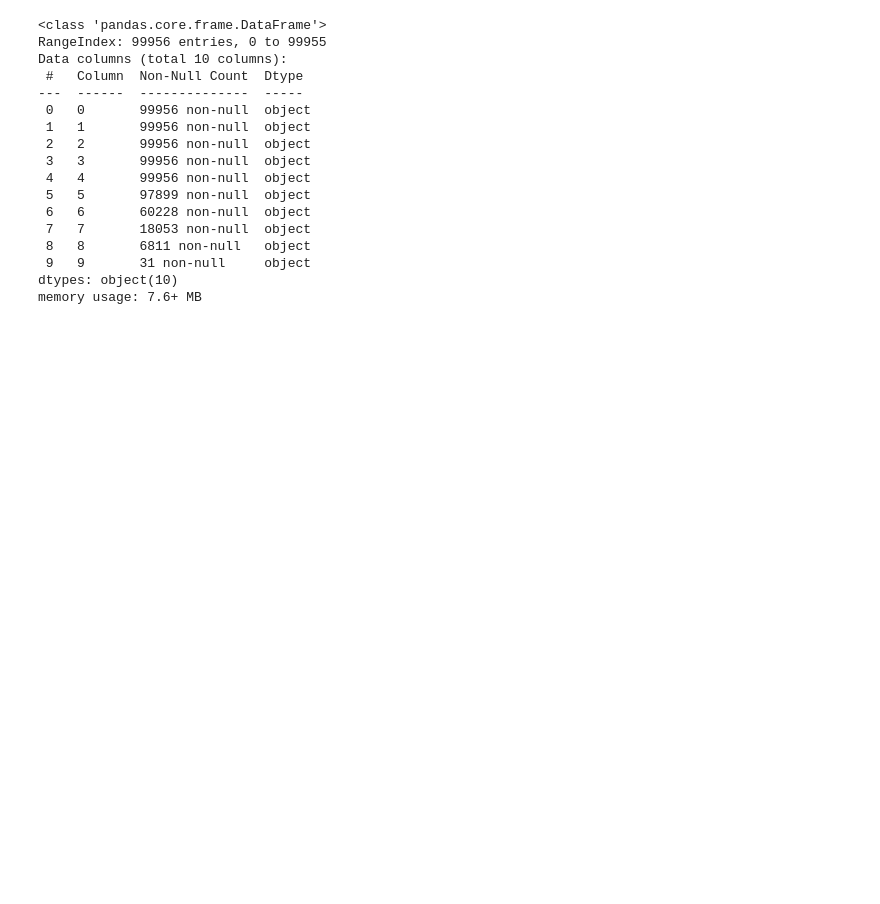
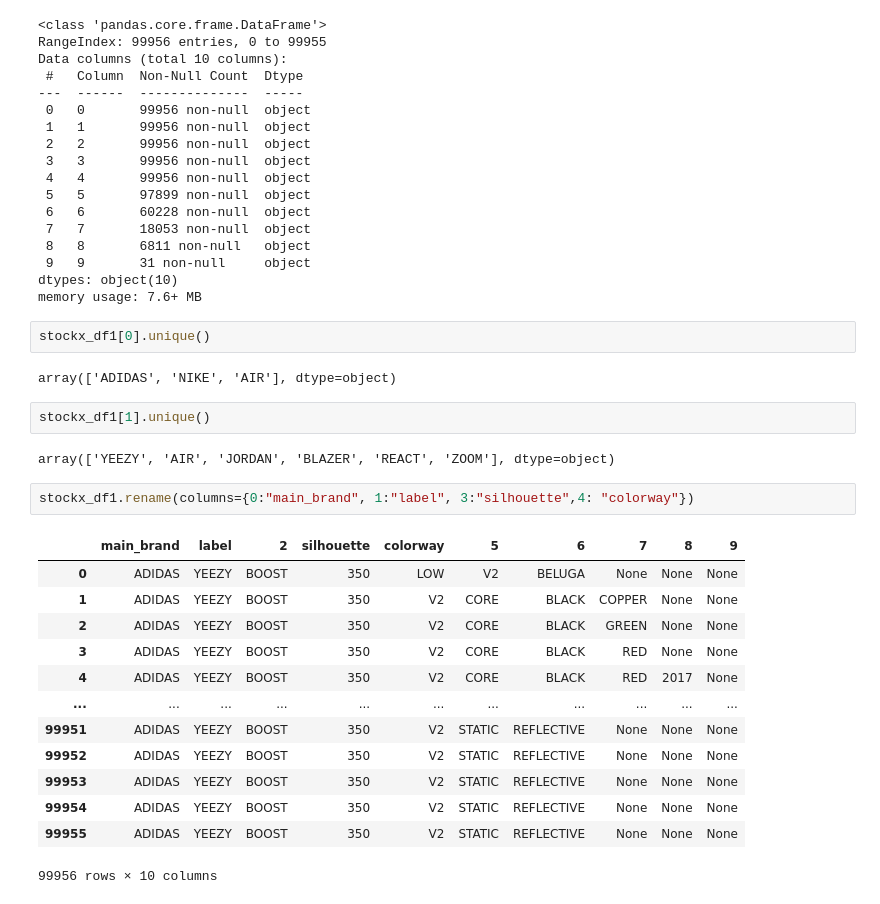
Before and after one commit to Carlosmagnobrusil/StockX_sale_price_prediction-, a Jupyter notebook: StockX.ipynb, the cells around one changed output. Saved outputs shown, nothing was run; the diff lists cells and outputs as text; blank space fills up the shorter version.

```diff
--- a/StockX.ipynb
+++ b/StockX.ipynb
@@ -276,3 +276,27 @@ Data columns (total 10 columns):
  9   9       31 non-null     object
 dtypes: object(10)
 memory usage: 7.6+ MB
+# %%
+stockx_df1[0].unique()
+# %% [output]
+array(['ADIDAS', 'NIKE', 'AIR'], dtype=object)
+# %%
+stockx_df1[1].unique()
+# %% [output]
+array(['YEEZY', 'AIR', 'JORDAN', 'BLAZER', 'REACT', 'ZOOM'], dtype=object)
+# %%
+stockx_df1.rename(columns={0:"main_brand", 1:"label", 3:"silhouette",4: "colorway"})
+# %% [output]
+|  | main_brand | label | 2 | silhouette | colorway | 5 | 6 | 7 | 8 | 9 |
+| 0 | ADIDAS | YEEZY | BOOST | 350 | LOW | V2 | BELUGA | None | None | None |
+| 1 | ADIDAS | YEEZY | BOOST | 350 | V2 | CORE | BLACK | COPPER | None | None |
+| 2 | ADIDAS | YEEZY | BOOST | 350 | V2 | CORE | BLACK | GREEN | None | None |
+| 3 | ADIDAS | YEEZY | BOOST | 350 | V2 | CORE | BLACK | RED | None | None |
+| 4 | ADIDAS | YEEZY | BOOST | 350 | V2 | CORE | BLACK | RED | 2017 | None |
+| ... | ... | ... | ... | ... | ... | ... | ... | ... | ... | ... |
+| 99951 | ADIDAS | YEEZY | BOOST | 350 | V2 | STATIC | REFLECTIVE | None | None | None |
+| 99952 | ADIDAS | YEEZY | BOOST | 350 | V2 | STATIC | REFLECTIVE | None | None | None |
+| 99953 | ADIDAS | YEEZY | BOOST | 350 | V2 | STATIC | REFLECTIVE | None | None | None |
+| 99954 | ADIDAS | YEEZY | BOOST | 350 | V2 | STATIC | REFLECTIVE | None | None | None |
+| 99955 | ADIDAS | YEEZY | BOOST | 350 | V2 | STATIC | REFLECTIVE | None | None | None |
+99956 rows × 10 columns
```
Also changed, not shown: parts of 6 cells of this notebook.
